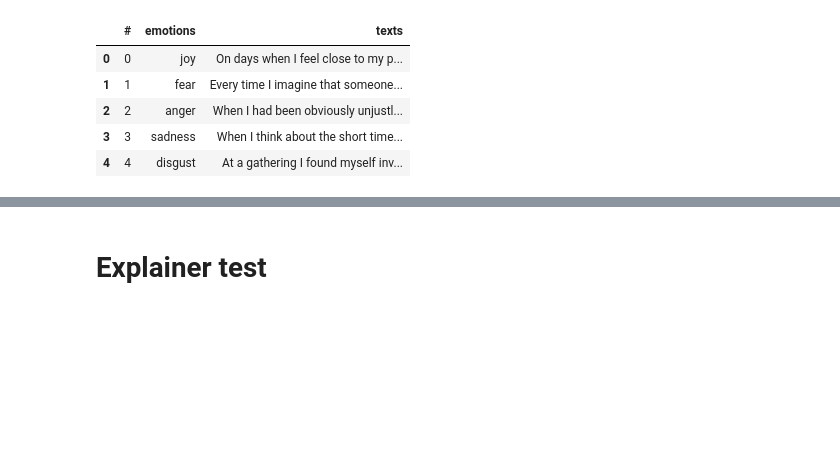
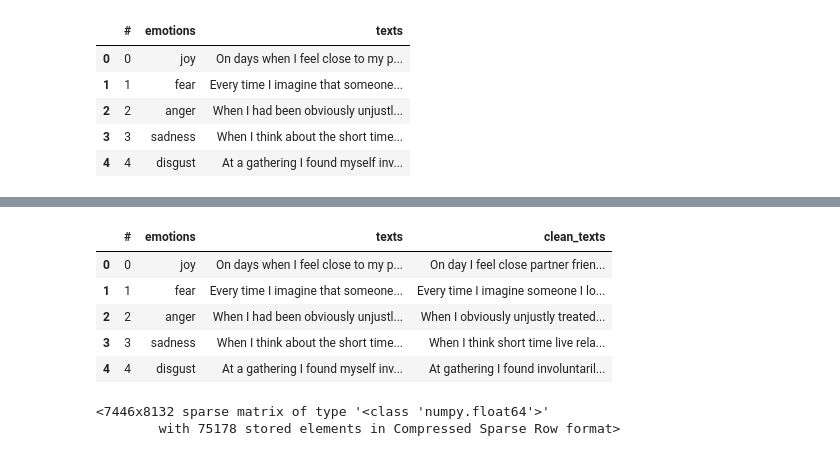
Before and after one commit to Anyesh/emotion-recognition, a Jupyter notebook: notebooks/01-emotion-as_tp-data-exploration.ipynb, the cells around one changed output, grey strips where cells are left out. Drawn from its saved outputs; the diff is of its cells as text; code cells hidden in the pictures; blank space fills up the shorter version.

```diff
--- a/notebooks/01-emotion-as_tp-data-exploration.ipynb
+++ b/notebooks/01-emotion-as_tp-data-exploration.ipynb
@@ -68,18 +29,0 @@ tokenizer.word_index
-# %%
-embeddings_index = {}
-f = open((os.path.join(DATAPATH, 'glove.6B.100d.txt')), encoding='utf8')
-
-for line in f:
-    values = line.split()
-    word = values[0]
-    embeddings_index[word] = np.asarray(values[1:], dtype='float32')
-
-f.close()
-
-
-embedding_matrix = np.random.random((len(tokenizer.word_index) + 1, 100))
-
-for word, i in tokenizer.word_index.items():
-    embedding_vector = embeddings_index.get(word)
-    if embedding_vector is not None:
-        embedding_matrix[i] = embedding_vector
@@ -122,13 +39,14 @@ from nltk.stem import WordNetLemmatizer
+# %%
+_stopwords = stopwords.words('english')
+tokenizer = RegexpTokenizer(r'\w+')
+lemmatizer = WordNetLemmatizer()
 # %%
-word_tokenizer = RegexpTokenizer(r'\w+')
-stop_words = set(stopwords.words('english'))
-lemmatizer = WordNetLemmatizer()
+def _tokenize(word):
+    tokens = tokenizer.tokenize(word)
+    lems = []
+    for word in tokens:
 
+        if word not in _stopwords:
+            lems.append(lemmatizer.lemmatize(word))
 
-def _tokenize(text):
-    tokens = word_tokenizer.tokenize(text)
-    tokens = [w.lower() for w in tokens if not w.lower() in stop_words]
-    lems = []
-    for item in tokens:
-        lems.append(lemmatizer.lemmatize(item))
     return ' '.join(lems)
@@ -249,2 +58,0 @@ accuracy_score(preds, test_label)
-# %% [markdown]
-# Explainer test
@@ -259,0 +59,9 @@ shap_vals = explainer.shap_values(X_test[:num_explanations])
+# %%
+df.head()
+# %% [output]
+|  | # | emotions | texts | clean_texts |
+| 0 | 0 | joy | On days when I feel close to my p... | On day I feel close partner frien... |
+| 1 | 1 | fear | Every time I imagine that someone... | Every time I imagine someone I lo... |
+| 2 | 2 | anger | When I had been obviously unjustl... | When I obviously unjustly treated... |
+| 3 | 3 | sadness | When I think about the short time... | When I think short time live rela... |
+| 4 | 4 | disgust | At a gathering I found myself inv... | At gathering I found involuntaril... |
@@ -259,0 +71,6 @@ shap_vals = explainer.shap_values(X_test[:num_explanations])
+# %%
+fenc = TfidfVectorizer()
+fenc.fit_transform(df['clean_texts'])
+# %% [output]
+<7446x8132 sparse matrix of type '<class 'numpy.float64'>'
+        with 75178 stored elements in Compressed Sparse Row format>
```
Also changed, not shown: parts of 91 cells of this notebook, 24 other files.
